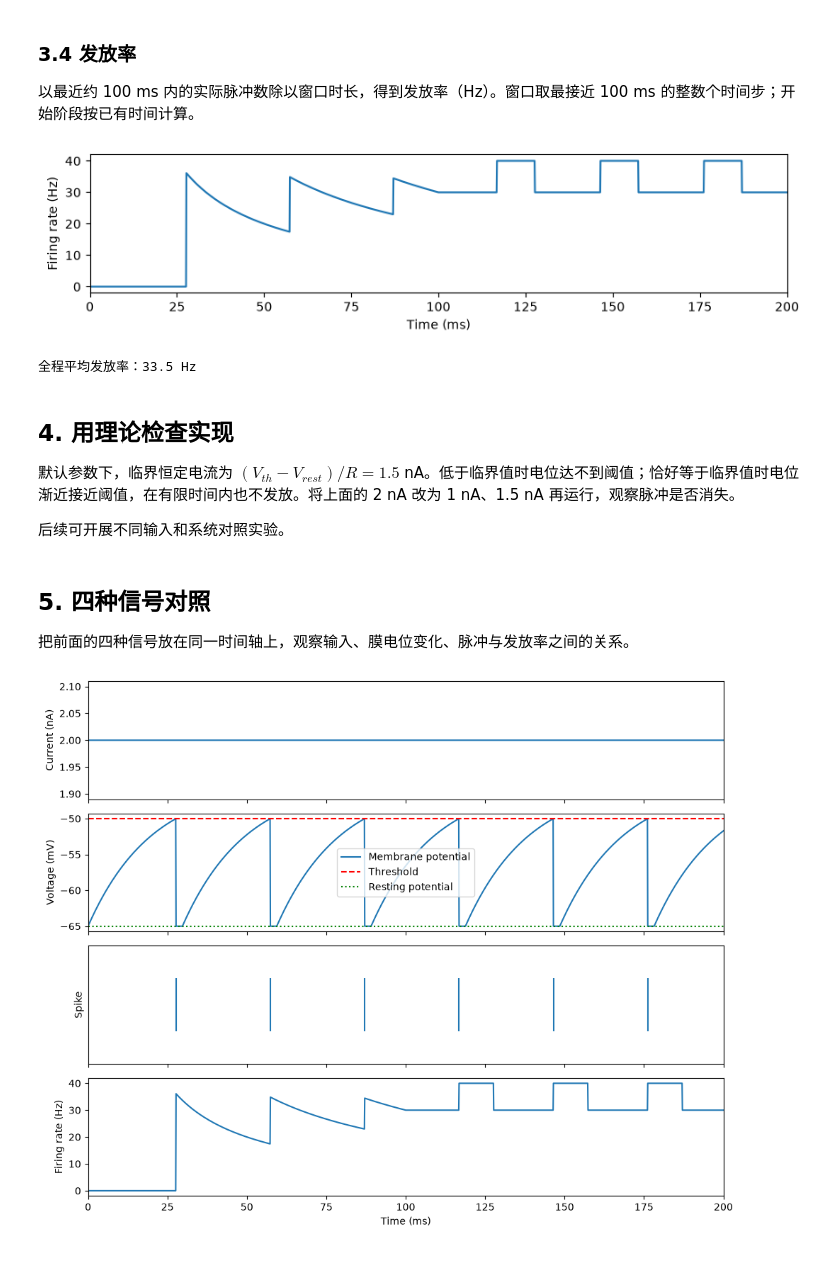
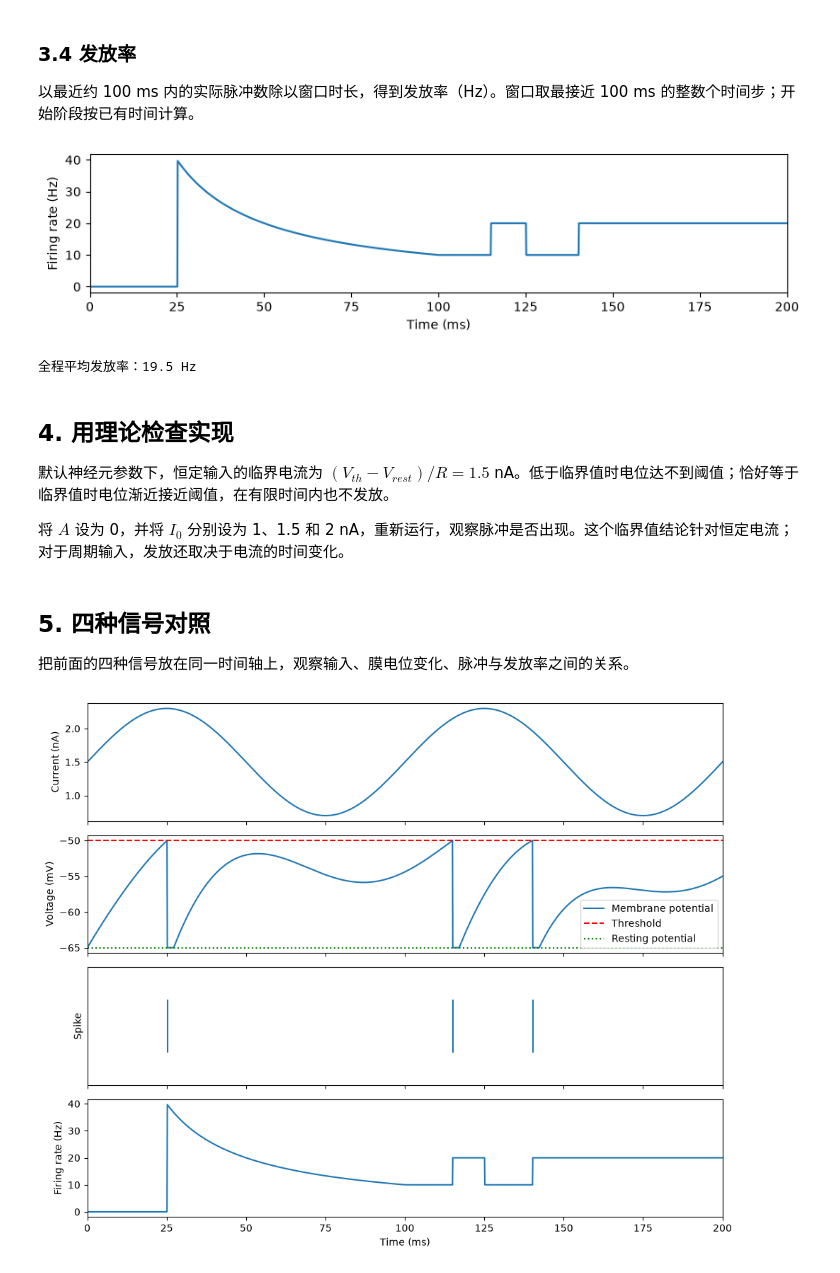
Before and after one commit to LevelDownRefine/neural-network-teaching, a Jupyter notebook: lif/task1_lif.ipynb, the cells around one changed output. Saved outputs shown, nothing was run; the diff lists cells and outputs as text; code cells hidden in the pictures.

Commit message:
Add sinusoidal input to LIF simulation

```diff
--- a/lif/task1_lif.ipynb
+++ b/lif/task1_lif.ipynb
@@ -36,7 +36,7 @@ import torch
 # %%
 # 电位 mV、时间 ms、电阻 MΩ、电流 nA；dt 和 tau_m 对应公式中的 Δt 和 τₘ
 V_rest, V_th = -65.0, -50.0
-dt, tau_m, R, I = 0.1, 20.0, 10.0, 2.0
+dt, tau_m, R = 0.1, 20.0, 10.0
 refractory_ms, duration_ms = 2.0, 2000.0
 # %%
 class LIFNeuron(torch.nn.Module):
@@ -119,9 +119,15 @@ def simulate(I, duration_ms, dt):
         duration_ms / dt, round(duration_ms / dt), rtol=0, atol=1e-7
     ):
         raise ValueError("duration_ms must be a multiple of dt")
+    steps = round(duration_ms / dt)
+    I = np.asarray(I)
+    if I.ndim == 0:
+        I = np.full(steps, I)
+    if I.shape != (steps,):
+        raise ValueError("I must be a scalar or one value per time step")
     voltages, spikes = [], []
-    for _ in range(round(duration_ms / dt)):
-        V, spike = neuron(I)
+    for I_k in I:
+        V, spike = neuron(I_k)
         voltages.append(V)
         spikes.append(spike)
     # 只在绘图前将 Tensor 转换为 NumPy。
@@ -135,6 +143,9 @@ def simulate(I, duration_ms, dt):
 # %%
+I_0, A, f, phi = 1.5, 0.8, 10.0, 0.0
+input_time_ms = np.arange(round(duration_ms / dt)) * dt
+I = I_0 + A * np.sin(2 * np.pi * f * input_time_ms / 1000 + phi)
 voltages, spikes = simulate(I=I, duration_ms=duration_ms, dt=dt)
-time_ms = (np.arange(len(voltages)) + 1) * dt
+time_ms = input_time_ms + dt
 # %% [markdown]
 ### 3.1 输入电流
 
@@ -193,32 +204,32 @@ ax.set(xlabel="Time (ms)", ylabel="Firing rate (Hz)", xlim=(0, 200))
 plt.show()
 print(f"全程平均发放率：{spikes.sum() / (len(spikes) * dt / 1000):.1f} Hz")
 # %% [output]
-[figure, old version]
+[figure, new version]
-全程平均发放率：33.5 Hz
+全程平均发放率：19.5 Hz
 # %% [markdown]
 ## 4. 用理论检查实现
 
-默认参数下，临界恒定电流为 $(V_{th}-V_{rest})/R=1.5$ nA。低于临界值时电位达不到阈值；恰好等于临界值时电位渐近接近阈值，在有限时间内也不发放。将上面的 2 nA 改为 1 nA、1.5 nA 再运行，观察脉冲是否消失。
+默认神经元参数下，恒定输入的临界电流为 $(V_{th}-V_{rest})/R=1.5$ nA。低于临界值时电位达不到阈值；恰好等于临界值时电位渐近接近阈值，在有限时间内也不发放。
 
-后续可开展不同输入和系统对照实验。
+将 $A$ 设为 0，并将 $I_0$ 分别设为 1、1.5 和 2 nA，重新运行，观察脉冲是否出现。这个临界值结论针对恒定电流；对于周期输入，发放还取决于电流的时间变化。
 # %% [markdown]
 ## 5. 四种信号对照
 
 把前面的四种信号放在同一时间轴上，观察输入、膜电位变化、脉冲与发放率之间的关系。
 # %%
 fig, axes = plt.subplots(4, 1, figsize=(10, 8), sharex=True)
-axes[0].plot(time_ms, np.full_like(time_ms, I))
+axes[0].plot(input_time_ms, I)
 axes[0].set_ylabel("Current (nA)")
 axes[1].plot(time_ms, voltages, label="Membrane potential")
 axes[1].axhline(V_th, color="red", linestyle="--", label="Threshold")
 axes[1].axhline(V_rest, color="green", linestyle=":", label="Resting potential")
 axes[1].set_ylabel("Voltage (mV)")
 axes[1].legend()
 axes[2].eventplot(time_ms[spikes.astype(bool)])
 axes[2].set(ylabel="Spike", yticks=[])
 axes[3].plot(time_ms, rates)
 axes[3].set(xlabel="Time (ms)", ylabel="Firing rate (Hz)", xlim=(0, 200))
 fig.tight_layout()
 plt.show()
 # %% [output]
-[figure, old version]
+[figure, new version]
```
Also changed, not shown: parts of 7 cells of this notebook, 1 other file.
